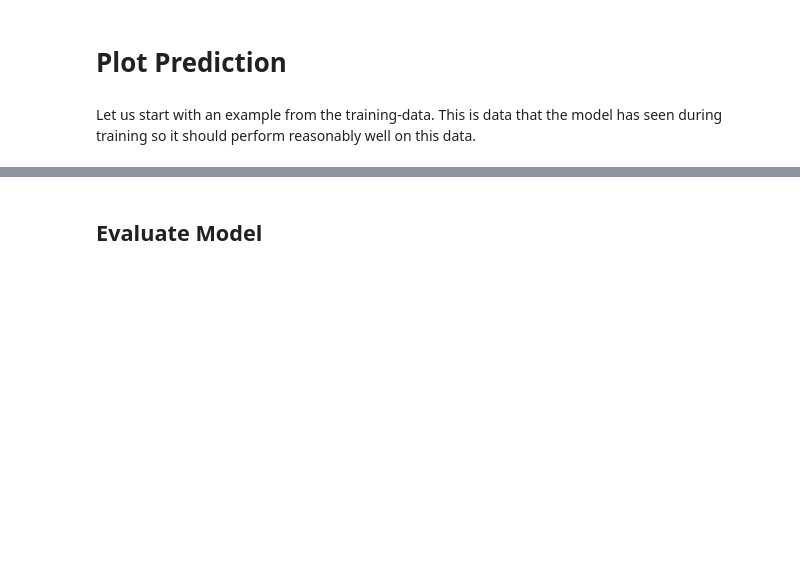
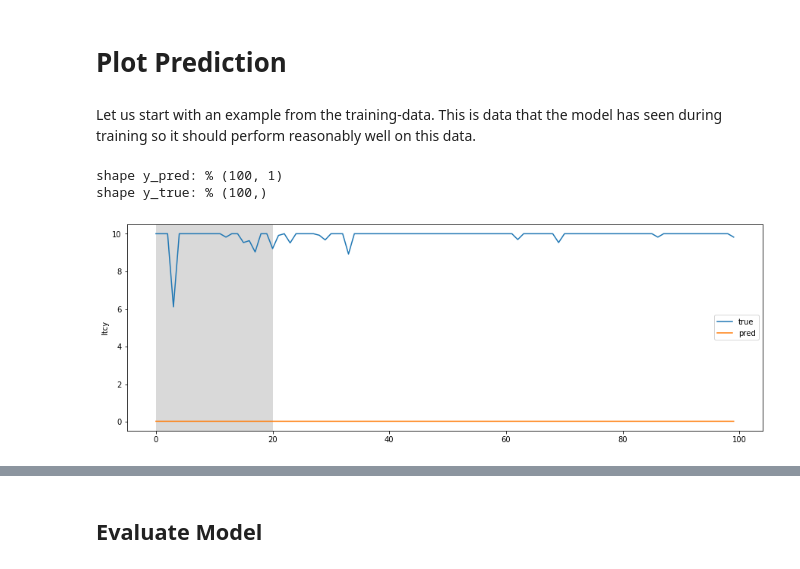
Before and after one commit to Haybu/infs890-spring2020-latency-prediction, a Jupyter notebook: analysis/rules_metrics/future-prediction/LSTM Model-enhanced.ipynb, the cells around one changed output, grey strips where cells are left out. Cells and saved outputs as stored; diff of their text form; code cells hidden in the pictures; blank space fills up the shorter version.

```diff
--- a/analysis/rules_metrics/future-prediction/LSTM Model-enhanced.ipynb
+++ b/analysis/rules_metrics/future-prediction/LSTM Model-enhanced.ipynb
@@ -623,9 +628,13 @@ def plot_comparison(signal_true, signal_pred):
 # %% [markdown]
 Let us start with an example from the training-data. This is data that the model has seen during training so it should perform reasonably well on this data.
 # %%
-train_signal_true, train_signal_pred = y_comparison(start_idx=10, length=1000
+train_signal_true, train_signal_pred = y_comparison(start_idx=10, length=100
                                                     , target_scaled=SCALE_TARGET, data_set='train')
 plot_comparison(train_signal_true, train_signal_pred)
+# %% [output]
+shape y_pred: % (100, 1)
+shape y_true: % (100,)
+[figure, added]
 # %%
 train_signal_pred.reshape(-1,1000)
 
```
Also changed, not shown: parts of 26 cells of this notebook, 3 other files.
